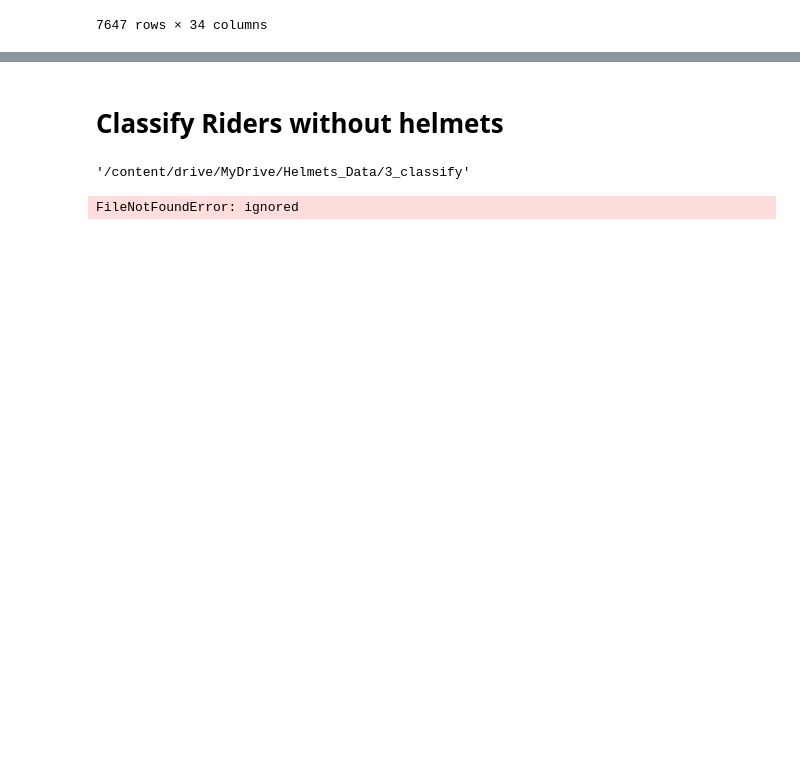
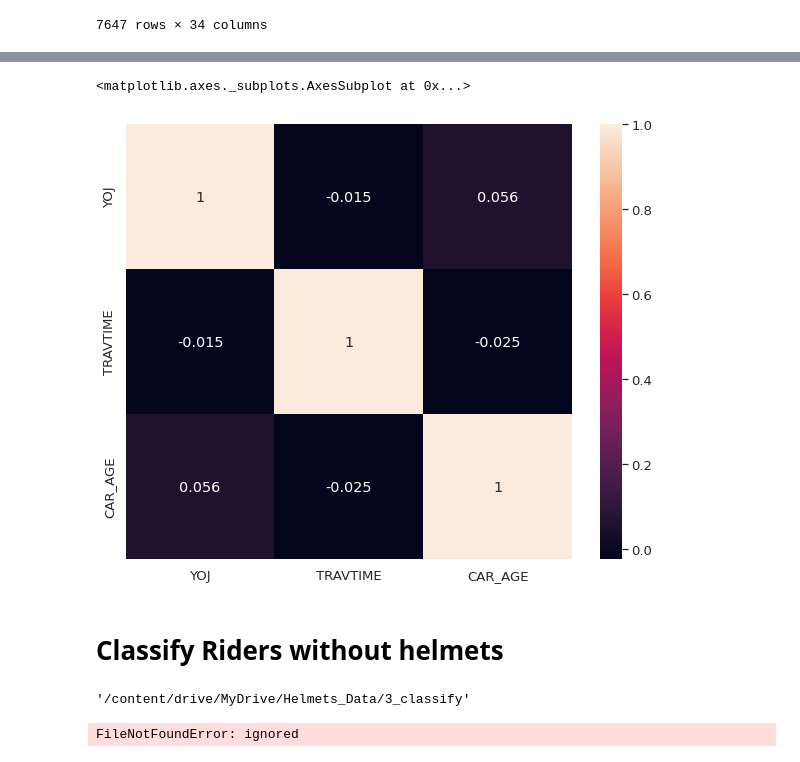
Before and after one commit to Suvodeep-Das/Diamond-Pricing-Model, a Jupyter notebook: MachineGeeks.ipynb, the cells around one changed output, grey strips where cells are left out. Drawn from its saved outputs; the diff is of its cells as text; code cells hidden in the pictures; blank space fills up the shorter version.

```diff
--- a/MachineGeeks.ipynb
+++ b/MachineGeeks.ipynb
@@ -561,3 +583,10 @@ df2
+# %%
+plt.figure(figsize=(10,8))
+sns.set(font_scale=1.2)
+sns.heatmap(df2[['YOJ', 'INCOME', 'HOME_VAL', 'TRAVTIME', 'CAR_VALUE', 'CAR_AGE']].corr(), annot=True)
+# %% [output]
+<matplotlib.axes._subplots.AxesSubplot at 0x...>
+[figure, added]
 # %% [markdown]
 # Classify Riders without helmets
 # %%
```
Also changed, not shown: parts of 2 cells of this notebook.
